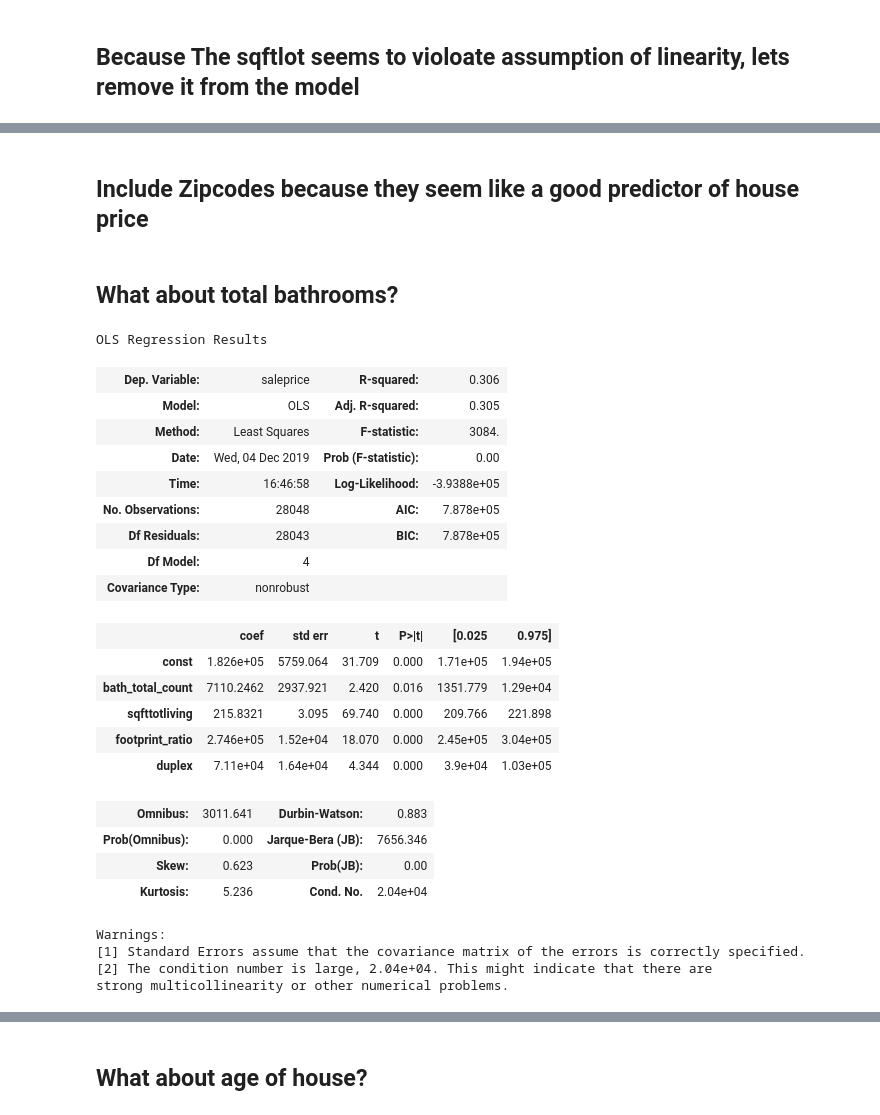
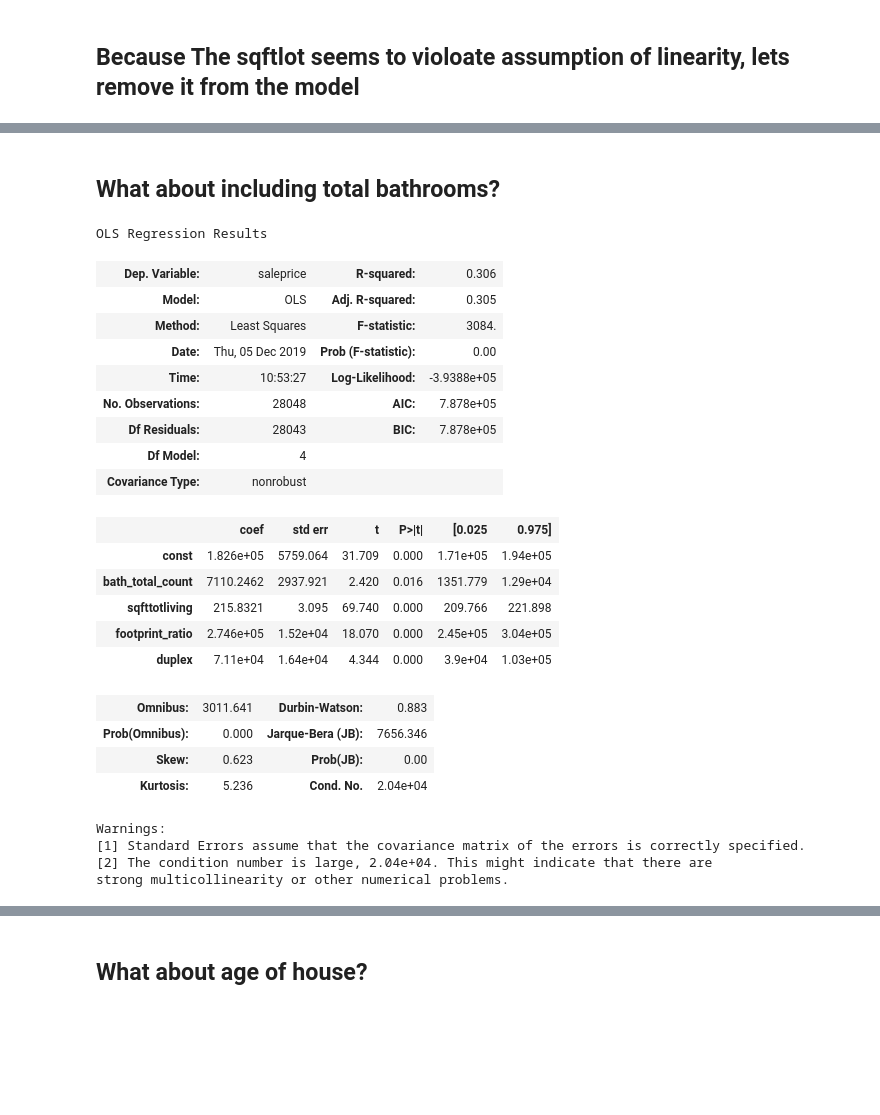
Before and after one commit to aabrahamson3/king-county-housing, a Jupyter notebook: bb_jn.ipynb, the cells around one changed output, grey strips where cells are left out. Saved outputs shown, nothing was run; the diff lists cells and outputs as text; code cells hidden in the pictures; blank space fills up the shorter version.

```diff
--- a/bb_jn.ipynb
+++ b/bb_jn.ipynb
@@ -373,5 +330,3 @@ Warnings:
 [1] Standard Errors assume that the covariance matrix of the errors is correctly specified.
 [2] The condition number is large, 2.04e+04. This might indicate that there are
 strong multicollinearity or other numerical problems.
-# %% [markdown]
-## Include Zipcodes because they seem like a good predictor of house price
@@ -388,19 +333,23 @@ df_zip_test = pd.get_dummies(df_zip['zipcode'], prefix = 'zip')
 # %% [markdown]
-## What about total bathrooms?
+## What about including total bathrooms?
 # %%
 #engineer total baths
-x['bath_total_count']=x['bathhalfcount']+x['bath3qtrcount']+x['bathfullcount']
-x.drop(columns = ['bathhalfcount','bath3qtrcount','bathfullcount'], inplace = True)
+
+def engineer_total_baths(df):
+    df['bath_total_count']=df['bathhalfcount']+df['bath3qtrcount']+df['bathfullcount']
+    df.drop(columns = ['bathhalfcount','bath3qtrcount','bathfullcount'], inplace = True)
+    return df
 # %%
+x = engineer_total_baths(x)
 list_of_feat =['bath_total_count', 'sqfttotliving','footprint_ratio','duplex']
 make_housing_model(list_of_feat,x,y)
 # %% [output]
 OLS Regression Results
 | Dep. Variable: | saleprice | R-squared: | 0.306 |
 | Model: | OLS | Adj. R-squared: | 0.305 |
 | Method: | Least Squares | F-statistic: | 3084. |
-| Date: | Wed, 04 Dec 2019 | Prob (F-statistic): | 0.00 |
-| Time: | 16:46:58 | Log-Likelihood: | -3.9388e+05 |
+| Date: | Thu, 05 Dec 2019 | Prob (F-statistic): | 0.00 |
+| Time: | 10:53:27 | Log-Likelihood: | -3.9388e+05 |
 | No. Observations: | 28048 | AIC: | 7.878e+05 |
 | Df Residuals: | 28043 | BIC: | 7.878e+05 |
 | Df Model: | 4 |  |  |
```
Also changed, not shown: parts of 24 cells of this notebook.
